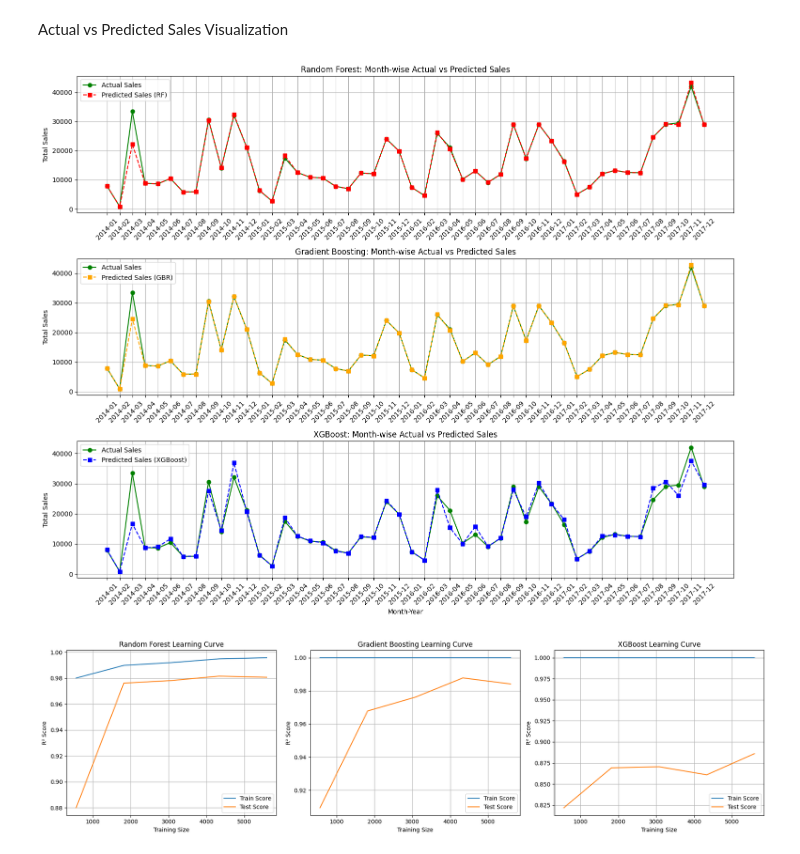
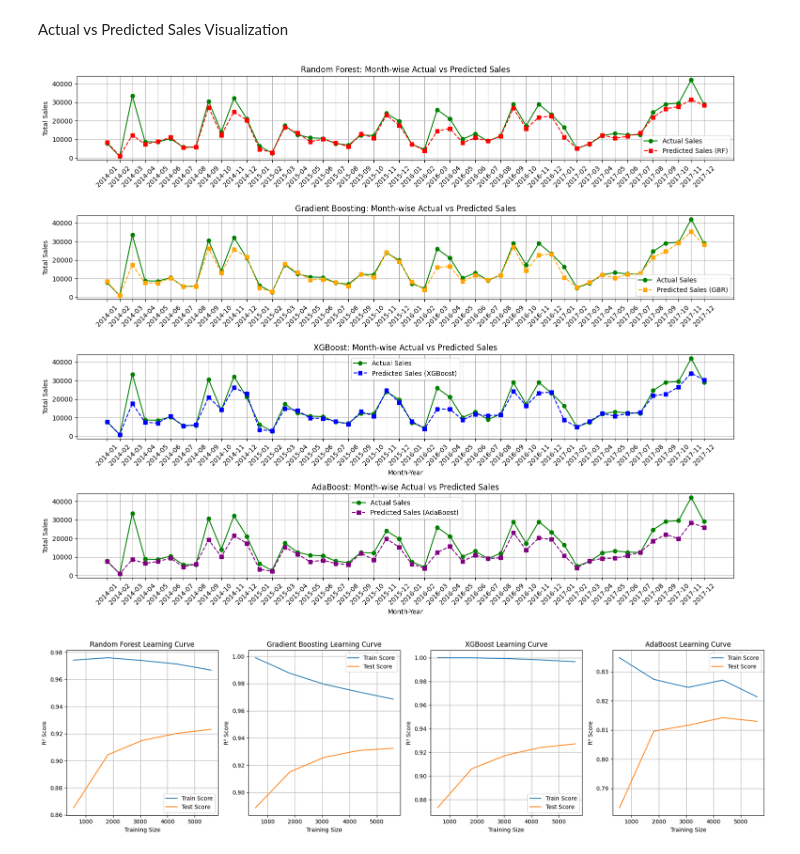
Before and after one commit to pdivya26/Superstores-Sales-Prediction-and-Analysis, a Jupyter notebook: Sales_Prediction_Model.ipynb, the cells around one changed output. Cells and saved outputs as stored; diff of their text form; code cells hidden in the pictures.

```diff
--- a/Sales_Prediction_Model.ipynb
+++ b/Sales_Prediction_Model.ipynb
@@ -234,11 +209,14 @@ cols_to_drop = [col for col in df.columns if ('id' in col.lower()) or ('name' in
 df = df.drop(cols_to_drop, axis=1)
 
 # Define target variable and features
-target = 'Sales'
-features = [col for col in df.columns if col != target]
+target = 'Sales_log'
+features = [col for col in df.columns if col not in ['Sales', 'Sales_log']]
+
+X = df[features]
+y = df[target]
 
 # Split the dataset into training and testing sets
-X_train, X_test, y_train, y_test = train_test_split(df, df[target], test_size=0.3, random_state=42)
+X_train, X_test, y_train, y_test = train_test_split(X, y, test_size=0.3, random_state=42)
 
 # Identify numerical features for scaling
 numerical_features = [col for col in X_train.columns if df[col].dtype in ['int64', 'float64']]
@@ -383,7 +229,0 @@ X_test_scaled[numerical_features] = scaler.transform(X_test[numerical_features])
-# %%
-from sklearn.feature_selection import RFE
-
-selector = RFE(RandomForestRegressor(n_estimators=100, random_state=42), n_features_to_select=10)
-selector.fit(X_train_scaled, y_train)
-selected_features = X_train_scaled.columns[selector.support_]
-print("Selected Features:", selected_features)
@@ -510,34 +309,27 @@ R2 Score: 0.9015
 # %% [markdown]
 Actual vs Predicted Sales Visualization
 # %%
-# Restore 'Order Date' for actual vs predicted comparison
+# Reverse log1p transformation for all predicted values
 X_test_with_dates = X_test.copy()
-X_test_with_dates['Sales'] = y_test
-X_test_with_dates['Predicted_RF'] = y_pred_rf
-X_test_with_dates['Predicted_GBR'] = y_pred_gbr
-X_test_with_dates['Predicted_XGB'] = y_pred_xgb
+X_test_with_dates['Sales'] = np.expm1(y_test)
+X_test_with_dates['Predicted_RF'] = np.expm1(y_pred_rf)
+X_test_with_dates['Predicted_GBR'] = np.expm1(y_pred_gbr)
+X_test_with_dates['Predicted_XGB'] = np.expm1(y_pred_xgb)
+X_test_with_dates['Predicted_ADB'] = np.expm1(y_pred_ada)
 
 # Ensure 'Order Date' is in datetime format
 df_original['Order Date'] = pd.to_datetime(df_original['Order Date'], errors='coerce')
 
-# Restore 'Order Date' for actual vs predicted comparison
-X_test_with_dates = X_test.copy()
-X_test_with_dates['Sales'] = y_test
-X_test_with_dates['Predicted_RF'] = y_pred_rf
-X_test_with_dates['Predicted_GBR'] = y_pred_gbr
-X_test_with_dates['Predicted_XGB'] = y_pred_xgb
-
 # Retrieve 'Year' and 'Month' from original dataset
 X_test_with_dates['Year'] = df_original.loc[X_test_with_dates.index, 'Order Date'].dt.year
 X_test_with_dates['Month'] = df_original.loc[X_test_with_dates.index, 'Order Date'].dt.month
-
 
 # Retrieve 'Year' and 'Month' from original dataset
 X_test_with_dates['Year'] = df_original.loc[X_test_with_dates.index, 'Order Date'].dt.year
 X_test_with_dates['Month'] = df_original.loc[X_test_with_dates.index, 'Order Date'].dt.month
 
 # Group by Year and Month
-monthly_results = X_test_with_dates.groupby(['Year', 'Month'])[['Sales', 'Predicted_RF', 'Predicted_GBR', 'Predicted_XGB']].sum().reset_index()
+monthly_results = X_test_with_dates.groupby(['Year', 'Month'])[['Sales', 'Predicted_RF', 'Predicted_GBR', 'Predicted_XGB', 'Predicted_ADB']].sum().reset_index()
 
 # Create 'Year-Month' column for visualization
 monthly_results['Year-Month'] = monthly_results['Year'].astype(str) + '-' + monthly_results['Month'].astype(str).str.zfill(2)
@@ -545,38 +337,48 @@ monthly_results['Year-Month'] = monthly_results['Year'].astype(str) + '-' + mont
 # Plot actual vs predicted sales
 plt.figure(figsize=(15, 12))
 
-plt.subplot(3, 1, 1)
+plt.subplot(4, 1, 1)
 plt.plot(monthly_results['Year-Month'], monthly_results['Sales'], marker='o', linestyle='-', label="Actual Sales", color='green')
 plt.plot(monthly_results['Year-Month'], monthly_results['Predicted_RF'], marker='s', linestyle='--', label="Predicted Sales (RF)", color='red')
 plt.xticks(rotation=45)
 plt.ylabel("Total Sales")
 plt.title("Random Forest: Month-wise Actual vs Predicted Sales")
 plt.legend()
 plt.grid(True)
 
-plt.subplot(3, 1, 2)
+plt.subplot(4, 1, 2)
 plt.plot(monthly_results['Year-Month'], monthly_results['Sales'], marker='o', linestyle='-', label="Actual Sales", color='green')
 plt.plot(monthly_results['Year-Month'], monthly_results['Predicted_GBR'], marker='s', linestyle='--', label="Predicted Sales (GBR)", color='orange')
 plt.xticks(rotation=45)
 plt.ylabel("Total Sales")
 plt.title("Gradient Boosting: Month-wise Actual vs Predicted Sales")
 plt.legend()
 plt.grid(True)
 
-plt.subplot(3, 1, 3)
+plt.subplot(4, 1, 3)
 plt.plot(monthly_results['Year-Month'], monthly_results['Sales'], marker='o', linestyle='-', label="Actual Sales", color='green')
 plt.plot(monthly_results['Year-Month'], monthly_results['Predicted_XGB'], marker='s', linestyle='--', label="Predicted Sales (XGBoost)", color='blue')
 plt.xticks(rotation=45)
 plt.xlabel("Month-Year")
 plt.ylabel("Total Sales")
 plt.title("XGBoost: Month-wise Actual vs Predicted Sales")
 plt.legend()
 plt.grid(True)
 
+plt.subplot(4, 1, 4)
+plt.plot(monthly_results['Year-Month'], monthly_results['Sales'], marker='o', linestyle='-', label="Actual Sales", color='green')
+plt.plot(monthly_results['Year-Month'], monthly_results['Predicted_ADB'], marker='s', linestyle='--', label="Predicted Sales (AdaBoost)", color='purple')
+plt.xticks(rotation=45)
+plt.xlabel("Month-Year")
+plt.ylabel("Total Sales")
+plt.title("AdaBoost: Month-wise Actual vs Predicted Sales")
+plt.legend()
+plt.grid(True)
+
 plt.tight_layout()
 plt.show()
 # %% [output]
-[figure, old version]
+[figure, new version]
 # %%
 from sklearn.model_selection import learning_curve
 import matplotlib.pyplot as plt
@@ -602,13 +404,14 @@ def plot_learning_curve_ax(ax, estimator, X, y, title):
     ax.grid(True)
 
 # Create a single figure with 3 subplots side by side
-fig, axes = plt.subplots(1, 3, figsize=(18, 5))
+fig, axes = plt.subplots(1, 4, figsize=(18, 5))
 
 plot_learning_curve_ax(axes[0], rf, X_train_scaled, y_train, "Random Forest Learning Curve")
 plot_learning_curve_ax(axes[1], gbr, X_train_scaled, y_train, "Gradient Boosting Learning Curve")
 plot_learning_curve_ax(axes[2], xgb_reg, X_train_scaled, y_train, "XGBoost Learning Curve")
+plot_learning_curve_ax(axes[3], ada_reg, X_train_scaled, y_train, "AdaBoost Learning Curve")
 
 plt.tight_layout()
 plt.show()
 # %% [output]
-[figure, old version]
+[figure, new version]
```
Also changed, not shown: parts of 14 cells of this notebook.
